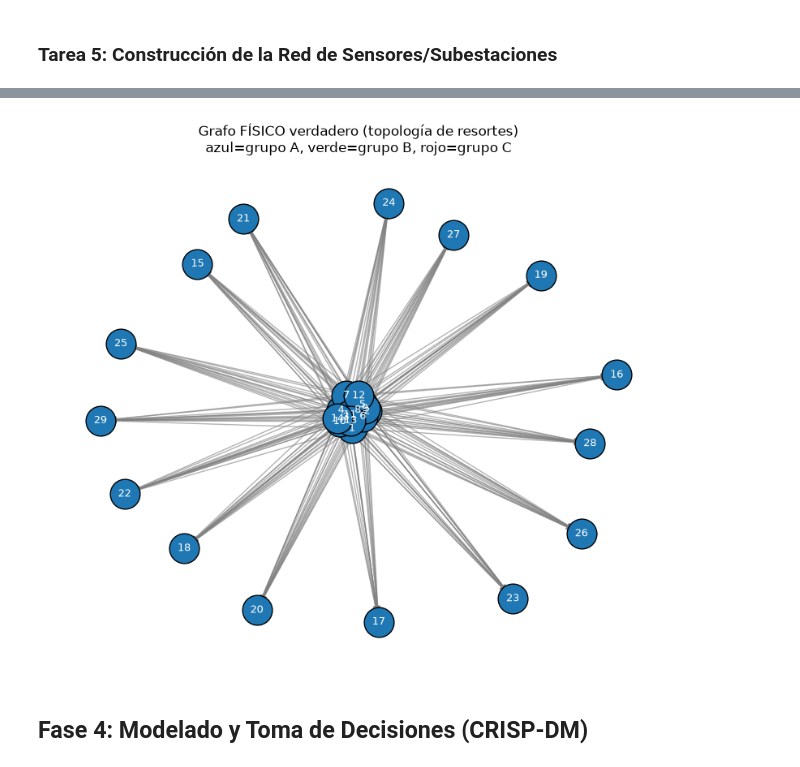
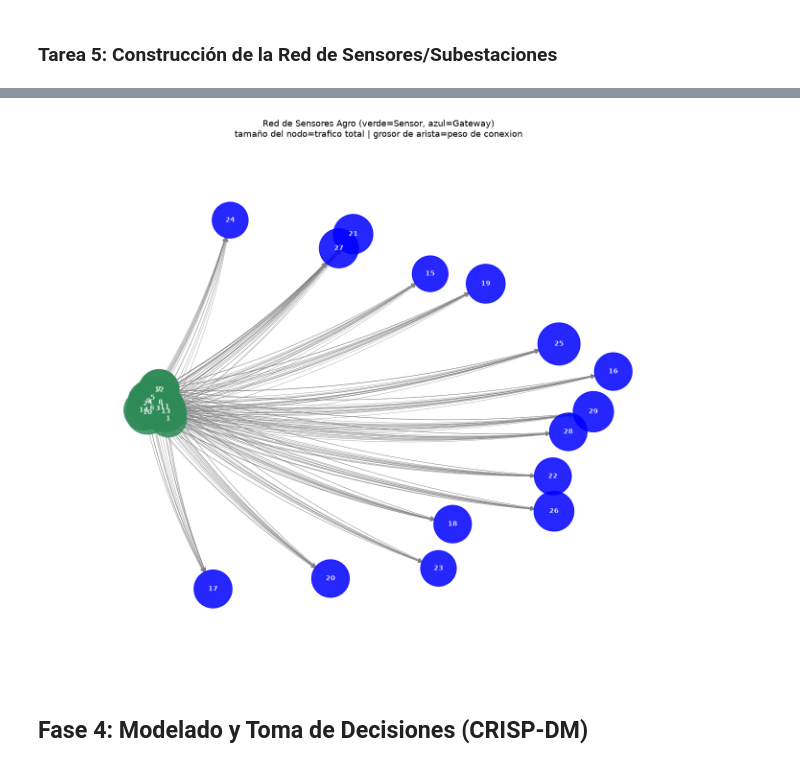
Before and after one commit to nceballosp/los_falsos_positivos_taller_practico_03, a Jupyter notebook: notebooks/taller_practico_03.ipynb, the cells around one changed output, grey strips where cells are left out. Saved outputs shown, nothing was run; the diff lists cells and outputs as text; code cells hidden in the pictures.

```diff
--- a/notebooks/taller_practico_03.ipynb
+++ b/notebooks/taller_practico_03.ipynb
@@ -370,12 +365,3 @@ RMSE despues del filtro (filtrada vs clean): 0.9934
 Mejora: 70.3%
 SNR antes: 10.78 dB  ->  SNR despues: 21.32 dB
 [figure]
-# %%
-f, pxx_clean = welch(s_clean, fs=1.0, nperseg=256)
-plt.semilogy(f, pxx_clean)
-plt.axvline(0.02, color='red', ls='--')  # candidato de corte
-plt.show()
-
-# Regla practica: donde el PSD de la senal clean cae ~1% de su pico maximo
-umbral = pxx_clean.max() * 0.01
-f_corte_candidato = f[pxx_clean < umbral][0]
@@ -481,19 +414,37 @@ Top 5 nodos por trafico (candidatos a cuello de botella):
-# %%
-RANDOM_SEED = 7
-pos = nx.spring_layout(G, seed=RANDOM_SEED, k=0.6)
-# colores_nodo = [colores_grupo[grupo_de[n]] for n in G_fisico.nodes()]
-# pesos_arista = [G_fisico[u][v]["weight"] * 5 for u, v in G_fisico.edges()]
-
-plt.figure(figsize=(8, 7))
-nx.draw_networkx_nodes(G, pos, node_size=700, edgecolors="black")
-nx.draw_networkx_labels(G, pos, font_size=9, font_color="white")
-nx.draw_networkx_edges(G, pos, alpha=0.6, edge_color="gray")
-plt.title("Grafo FÍSICO verdadero (topología de resortes)\nazul=grupo A, verde=grupo B, rojo=grupo C")
-plt.axis("off")
-plt.tight_layout()
-plt.show()
-# %% [output]
-[figure, removed]
+# %%
+# Visualizacion
+
+RANDOM_SEED = globals().get('RANDOM_SEED', 7)
+
+pos = nx.spring_layout(G, seed=RANDOM_SEED, k=0.6)
+for n, (x, y) in pos.items():
+    if n < 15:
+        pos[n] = (-abs(x), y)
+    else:
+        pos[n] = ( abs(x), y)
+
+node_colors = ['seagreen' if n < 15 else 'blue' for n in G.nodes]
+node_sizes = [max(weighted_deg.get(n, 1) * 25, 100) for n in G.nodes]
+edge_widths = [max(G[u][v]['weight'] * 0.05, 0.5) for u, v in G.edges]
+
+plt.figure(figsize=(14, 11))
+nx.draw(
+    G, pos,
+    node_color=node_colors, node_size=node_sizes,
+    with_labels=True, font_size=10, font_color='white', font_weight='bold',
+    arrows=True, arrowsize=12, arrowstyle='-|>',
+    edge_color='gray', width=edge_widths, alpha=0.85,
+    connectionstyle='arc3,rad=0.08'
+)
+plt.title(
+    'Red de Sensores Agro (verde=Sensor, azul=Gateway)\n'
+    'tamaño del nodo=trafico total | grosor de arista=peso de conexion',
+    fontsize=13
+)
+plt.margins(0.15)
+plt.show()
+# %% [output]
+[figure, added]
 # %% [markdown]
 ## Fase 4: Modelado y Toma de Decisiones (CRISP-DM)
 # %% [markdown]
```
Also changed, not shown: parts of 12 cells of this notebook, 1 other file.
